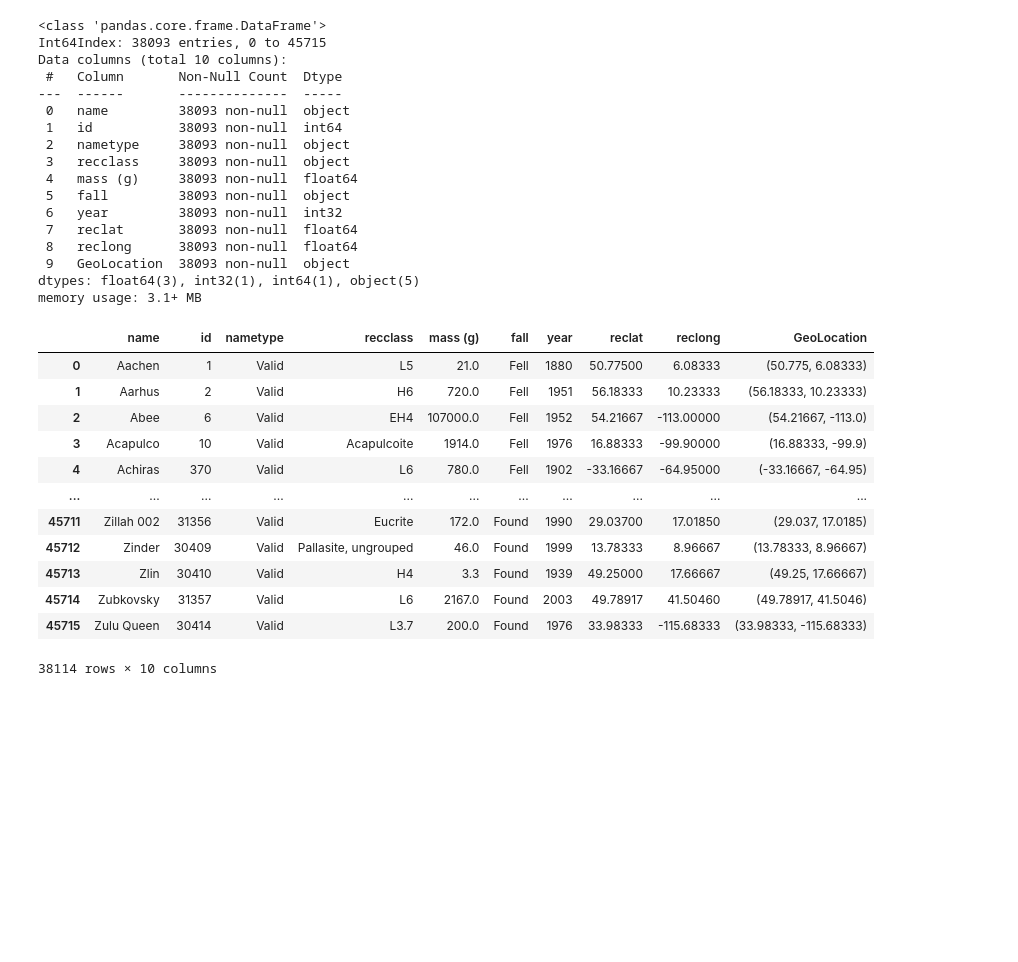
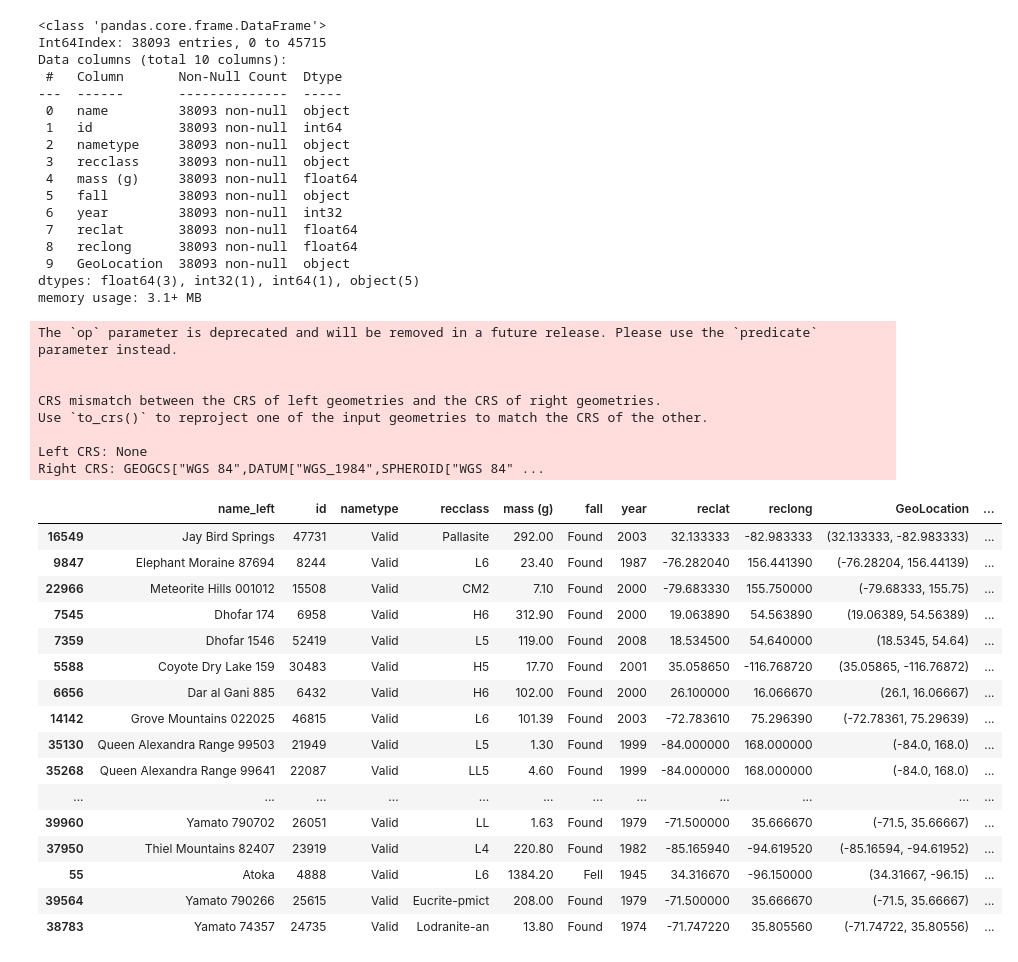
Before and after one commit to gwroth89/meteorite-ml-project, a Jupyter notebook: meteorite_madina.ipynb, the cells around one changed output. Drawn from its saved outputs; the diff is of its cells as text; code cells hidden in the pictures; blank space fills up the shorter version.

Commit message:
new columns using lat and long

```diff
--- a/meteorite.ipynb
+++ b/meteorite_madina.ipynb
@@ -124,22 +125,49 @@ fig.update_layout(
 
 # Display the map
 fig.show()
-# %%
-meteor_data
-# %% [output]
-|  | name | id | nametype | recclass | mass (g) | fall | year | reclat | reclong | GeoLocation |
-| 0 | Aachen | 1 | Valid | L5 | 21.0 | Fell | 1880 | 50.77500 | 6.08333 | (50.775, 6.08333) |
-| 1 | Aarhus | 2 | Valid | H6 | 720.0 | Fell | 1951 | 56.18333 | 10.23333 | (56.18333, 10.23333) |
-| 2 | Abee | 6 | Valid | EH4 | 107000.0 | Fell | 1952 | 54.21667 | -113.00000 | (54.21667, -113.0) |
-| 3 | Acapulco | 10 | Valid | Acapulcoite | 1914.0 | Fell | 1976 | 16.88333 | -99.90000 | (16.88333, -99.9) |
-| 4 | Achiras | 370 | Valid | L6 | 780.0 | Fell | 1902 | -33.16667 | -64.95000 | (-33.16667, -64.95) |
-| ... | ... | ... | ... | ... | ... | ... | ... | ... | ... | ... |
-| 45711 | Zillah 002 | 31356 | Valid | Eucrite | 172.0 | Found | 1990 | 29.03700 | 17.01850 | (29.037, 17.0185) |
-| 45712 | Zinder | 30409 | Valid | Pallasite, ungrouped | 46.0 | Found | 1999 | 13.78333 | 8.96667 | (13.78333, 8.96667) |
-| 45713 | Zlin | 30410 | Valid | H4 | 3.3 | Found | 1939 | 49.25000 | 17.66667 | (49.25, 17.66667) |
-| 45714 | Zubkovsky | 31357 | Valid | L6 | 2167.0 | Found | 2003 | 49.78917 | 41.50460 | (49.78917, 41.5046) |
-| 45715 | Zulu Queen | 30414 | Valid | L3.7 | 200.0 | Found | 1976 | 33.98333 | -115.68333 | (33.98333, -115.68333) |
-38114 rows × 10 columns
+# %%
+# Create a new GeoDataFrame with the latitude and longitude columns as a 'geometry' column
+geo_data = gpd.GeoDataFrame(meteor_data, geometry=gpd.points_from_xy(meteor_data.reclong, meteor_data.reclat))
+
+# Load the  'naturalearth_lowres' dataset into a GeoDataFrame
+world_map = gpd.read_file(gpd.datasets.get_path('naturalearth_lowres'))
+
+# Perform a spatial merging of the meteorite landing locations with the world map data.
+# This assigns each meteorite landing location to a specific country based on its location
+merged_data = gpd.sjoin(geo_data, world_map, how="inner", op='intersects')
+
+# Drop unnecessary columns from the merged GeoDataFrame
+merged_data.drop(columns=['index_right','geometry', 'gdp_md_est'], inplace=True)
+
+# Rename columns in the merged GeoDataFrame for clarity
+merged_data.rename(columns={'continent': 'Continent Name', 'name_right': 'Country Name', 'pop_est': 'Population Estimate', 'iso_a3':'Country Code'}, inplace=True)
+merged_data.sample(20)
+# %% [output]
+The `op` parameter is deprecated and will be removed in a future release. Please use the `predicate` parameter instead.
+
+
+CRS mismatch between the CRS of left geometries and the CRS of right geometries.
+Use `to_crs()` to reproject one of the input geometries to match the CRS of the other.
+
+Left CRS: None
+Right CRS: GEOGCS["WGS 84",DATUM["WGS_1984",SPHEROID["WGS 84" ...
+|  | name_left | id | nametype | recclass | mass (g) | fall | year | reclat | reclong | GeoLocation | ... |
+| 16549 | Jay Bird Springs | 47731 | Valid | Pallasite | 292.00 | Found | 2003 | 32.133333 | -82.983333 | (32.133333, -82.983333) | ... |
+| 9847 | Elephant Moraine 87694 | 8244 | Valid | L6 | 23.40 | Found | 1987 | -76.282040 | 156.441390 | (-76.28204, 156.44139) | ... |
+| 22966 | Meteorite Hills 001012 | 15508 | Valid | CM2 | 7.10 | Found | 2000 | -79.683330 | 155.750000 | (-79.68333, 155.75) | ... |
+| 7545 | Dhofar 174 | 6958 | Valid | H6 | 312.90 | Found | 2000 | 19.063890 | 54.563890 | (19.06389, 54.56389) | ... |
+| 7359 | Dhofar 1546 | 52419 | Valid | L5 | 119.00 | Found | 2008 | 18.534500 | 54.640000 | (18.5345, 54.64) | ... |
+| 5588 | Coyote Dry Lake 159 | 30483 | Valid | H5 | 17.70 | Found | 2001 | 35.058650 | -116.768720 | (35.05865, -116.76872) | ... |
+| 6656 | Dar al Gani 885 | 6432 | Valid | H6 | 102.00 | Found | 2000 | 26.100000 | 16.066670 | (26.1, 16.06667) | ... |
+| 14142 | Grove Mountains 022025 | 46815 | Valid | L6 | 101.39 | Found | 2003 | -72.783610 | 75.296390 | (-72.78361, 75.29639) | ... |
+| 35130 | Queen Alexandra Range 99503 | 21949 | Valid | L5 | 1.30 | Found | 1999 | -84.000000 | 168.000000 | (-84.0, 168.0) | ... |
+| 35268 | Queen Alexandra Range 99641 | 22087 | Valid | LL5 | 4.60 | Found | 1999 | -84.000000 | 168.000000 | (-84.0, 168.0) | ... |
+| ... | ... | ... | ... | ... | ... | ... | ... | ... | ... | ... | ... |
+| 39960 | Yamato 790702 | 26051 | Valid | LL | 1.63 | Found | 1979 | -71.500000 | 35.666670 | (-71.5, 35.66667) | ... |
+| 37950 | Thiel Mountains 82407 | 23919 | Valid | L4 | 220.80 | Found | 1982 | -85.165940 | -94.619520 | (-85.16594, -94.61952) | ... |
+| 55 | Atoka | 4888 | Valid | L6 | 1384.20 | Fell | 1945 | 34.316670 | -96.150000 | (34.31667, -96.15) | ... |
+| 39564 | Yamato 790266 | 25615 | Valid | Eucrite-pmict | 208.00 | Found | 1979 | -71.500000 | 35.666670 | (-71.5, 35.66667) | ... |
+| 38783 | Yamato 74357 | 24735 | Valid | Lodranite-an | 13.80 | Found | 1974 | -71.747220 | 35.805560 | (-71.74722, 35.80556) | ... |
 # %%
 # save cleaned data to csv
 meteor_data.to_csv('Resources/Meteorite_Landings_clean.csv')
```
Also changed, not shown: parts of 1 cell of this notebook, 2 other files.
